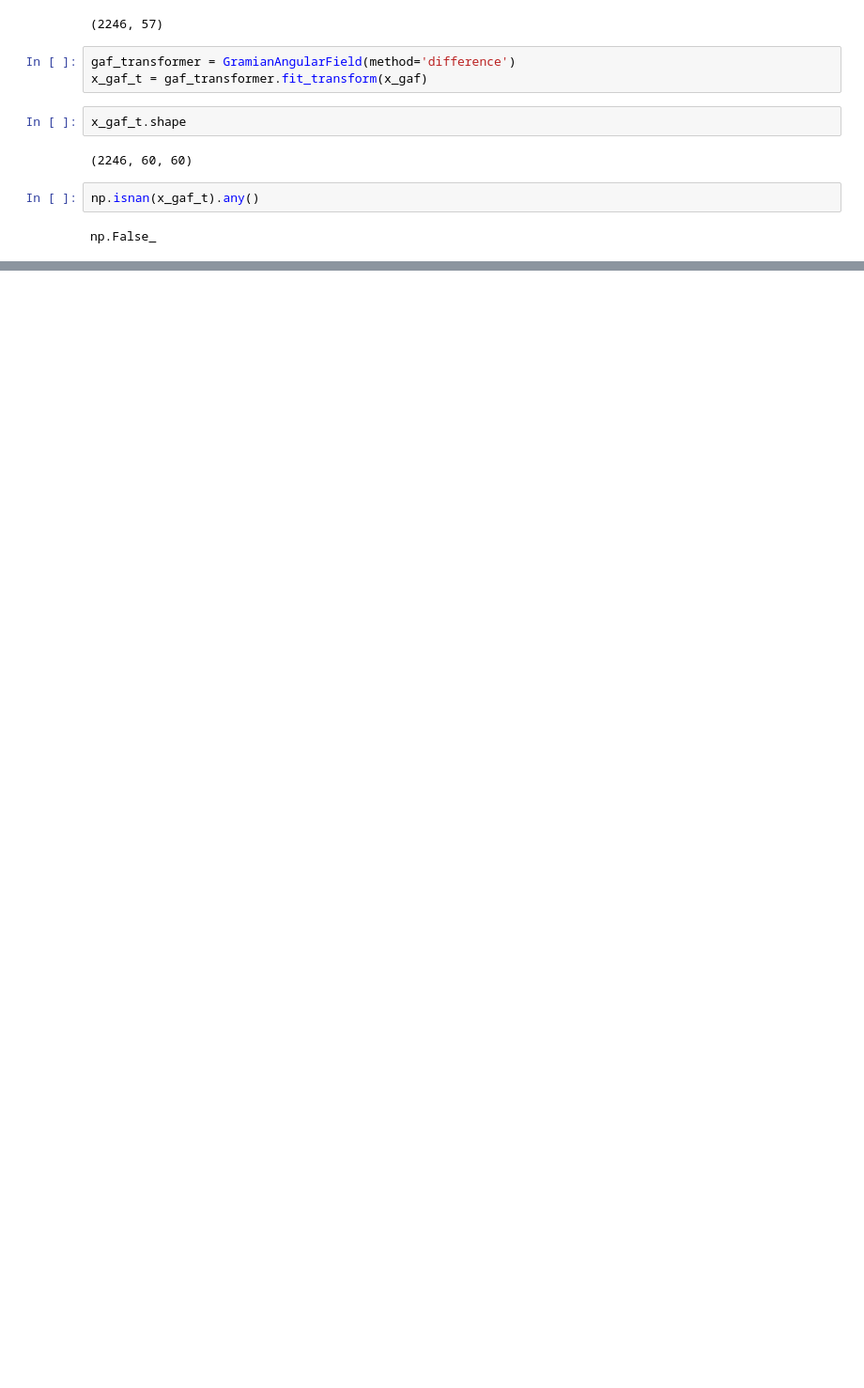
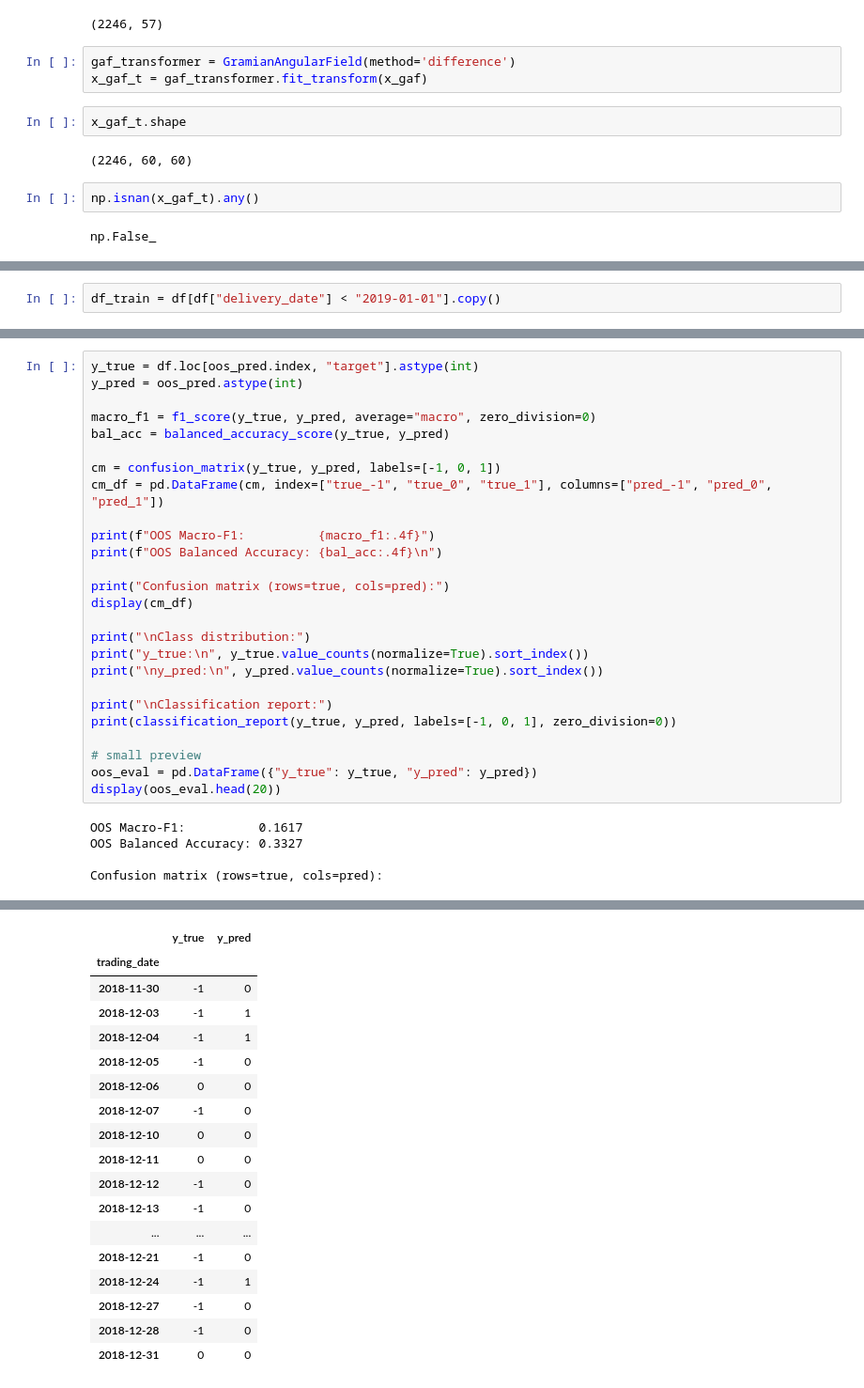
Before and after one commit to szm4c/market-regime-classification, a Jupyter notebook: notebooks/02_recurrence_plot_and_gramian_angular_fields_exploration.ipynb, the cells around one changed output, grey strips where cells are left out. Shown at 94% size. Cells and saved outputs as stored; diff of their text form; blank space fills up the shorter version.

```diff
--- a/notebooks/02_recurrence_plot_and_gramian_angular_fields_exploration.ipynb
+++ b/notebooks/02_recurrence_plot_and_gramian_angular_fields_exploration.ipynb
@@ -167,0 +153,2 @@ df
+# %%
+df_train = df[df["delivery_date"] < "2019-01-01"].copy()
@@ -333,0 +746,31 @@ preds_series.head(), proba_df.head()
+# %%
+y_true = df.loc[oos_pred.index, "target"].astype(int)
+y_pred = oos_pred.astype(int)
+
+macro_f1 = f1_score(y_true, y_pred, average="macro", zero_division=0)
+bal_acc = balanced_accuracy_score(y_true, y_pred)
+
+cm = confusion_matrix(y_true, y_pred, labels=[-1, 0, 1])
+cm_df = pd.DataFrame(cm, index=["true_-1", "true_0", "true_1"], columns=["pred_-1", "pred_0", "pred_1"])
+
+print(f"OOS Macro-F1:          {macro_f1:.4f}")
+print(f"OOS Balanced Accuracy: {bal_acc:.4f}\n")
+
+print("Confusion matrix (rows=true, cols=pred):")
+display(cm_df)
+
+print("\nClass distribution:")
+print("y_true:\n", y_true.value_counts(normalize=True).sort_index())
+print("\ny_pred:\n", y_pred.value_counts(normalize=True).sort_index())
+
+print("\nClassification report:")
+print(classification_report(y_true, y_pred, labels=[-1, 0, 1], zero_division=0))
+
+# small preview
+oos_eval = pd.DataFrame({"y_true": y_true, "y_pred": y_pred})
+display(oos_eval.head(20))
+# %% [output]
+OOS Macro-F1:          0.1617
+OOS Balanced Accuracy: 0.3327
+
+Confusion matrix (rows=true, cols=pred):
@@ -333,0 +798,18 @@ preds_series.head(), proba_df.head()
+|  | y_true | y_pred |
+| trading_date |  |  |
+| 2018-11-30 | -1 | 0 |
+| 2018-12-03 | -1 | 1 |
+| 2018-12-04 | -1 | 1 |
+| 2018-12-05 | -1 | 0 |
+| 2018-12-06 | 0 | 0 |
+| 2018-12-07 | -1 | 0 |
+| 2018-12-10 | 0 | 0 |
+| 2018-12-11 | 0 | 0 |
+| 2018-12-12 | -1 | 0 |
+| 2018-12-13 | -1 | 0 |
+| ... | ... | ... |
+| 2018-12-21 | -1 | 0 |
+| 2018-12-24 | -1 | 1 |
+| 2018-12-27 | -1 | 0 |
+| 2018-12-28 | -1 | 0 |
+| 2018-12-31 | 0 | 0 |
```
Also changed, not shown: parts of 37 cells of this notebook, 3 other files.
